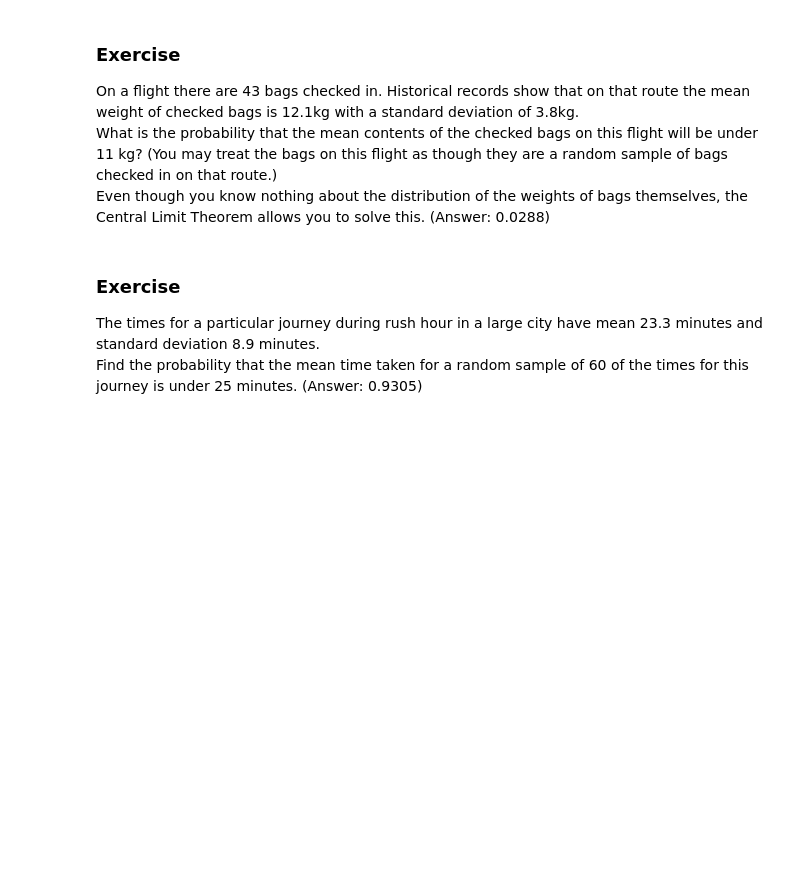
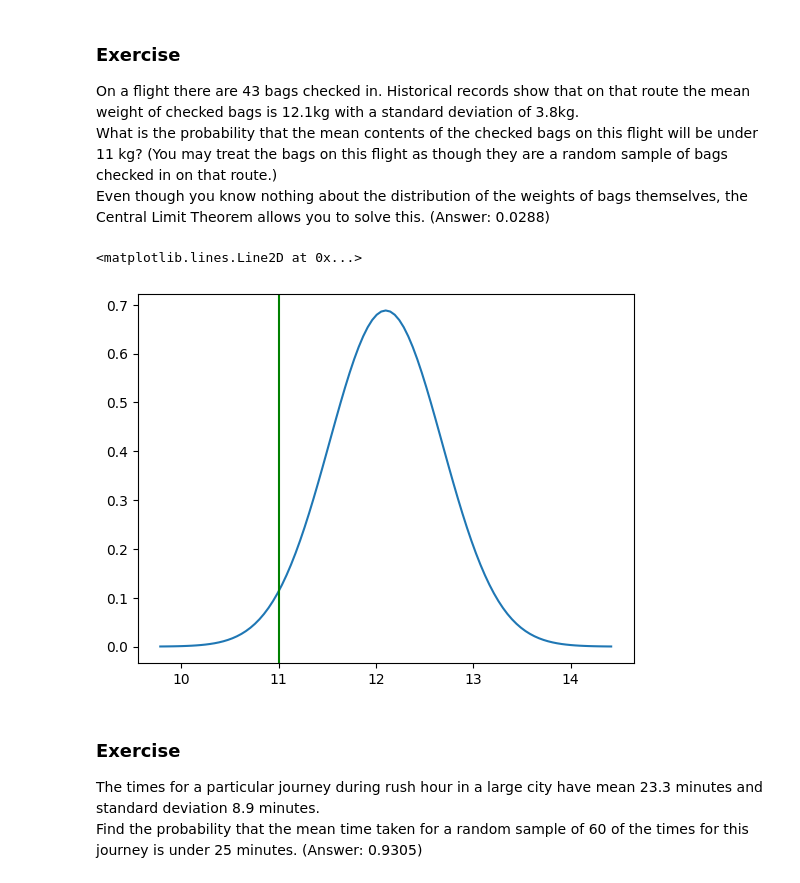
Before and after one commit to HoGentTIN/dsai-labs, a Jupyter notebook: 3-central-limit-testing/demo-3.02-clt-confidence-intervals.ipynb, the cells around one changed output. Drawn from its saved outputs; the diff is of its cells as text; code cells hidden in the pictures; blank space fills up the shorter version.

```diff
--- a/3-central-limit-testing/demo-3.02-clt-confidence-intervals.ipynb
+++ b/3-central-limit-testing/demo-3.02-clt-confidence-intervals.ipynb
@@ -28,6 +28,19 @@ See the demo at <https://www.zoology.ubc.ca/~whitlock/Kingfisher/CLT.htm>
 On a flight there are 43 bags checked in. Historical records show that on that route the mean weight of checked bags is 12.1kg with a standard deviation of 3.8kg.
 What is the probability that the mean contents of the checked bags on this flight will be under 11 kg? (You may treat the bags on this flight as though they are a random sample of bags checked in on that route.)
 Even though you know nothing about the distribution of the weights of bags themselves, the Central Limit Theorem allows you to solve this. (Answer: 0.0288)
+# %%
+n = 43
+mu = 12.1
+sigma = 3.8 / np.sqrt(n)
+
+x = np.linspace(mu - 4 * sigma, mu + 4 * sigma, 101)
+y = stats.norm.pdf(x, loc = mu, scale = sigma)
+plt.plot(x, y)
+plt.axvline(11, color="green")
+stats.norm.cdf(11, loc = mu, scale = sigma)
+# %% [output]
+<matplotlib.lines.Line2D at 0x...>
+[figure, added]
 # %% [markdown]
 ### Exercise
 
```
Also changed, not shown: parts of 5 cells of this notebook, 1 other file.
